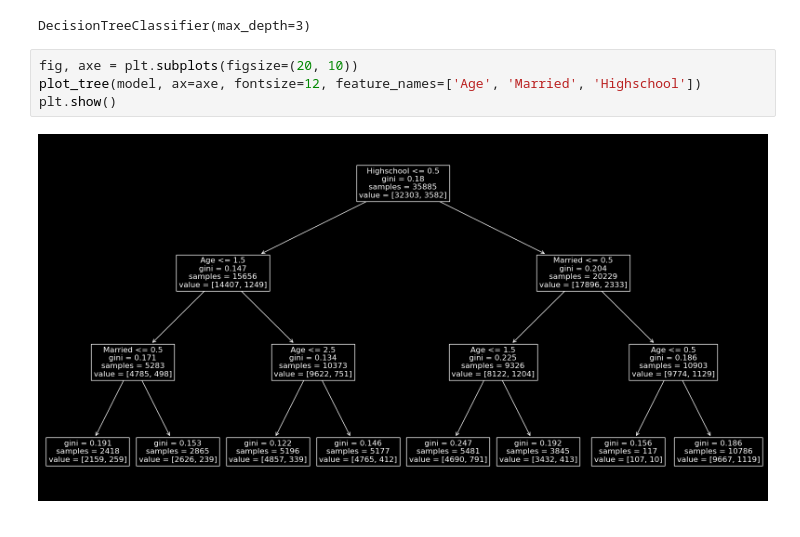
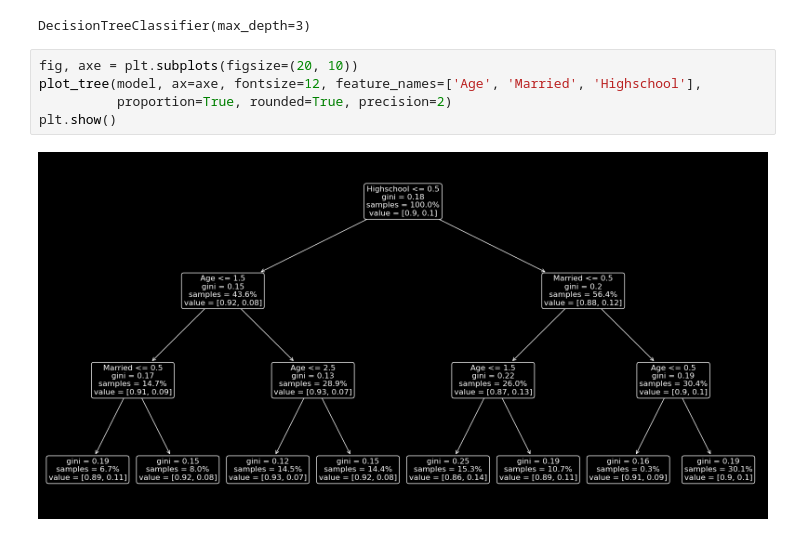
Before and after one commit to RaymondAlarcon/DecisionTree, a Jupyter notebook: ClassificationAnalysis.ipynb, the cells around one changed output. Cells and saved outputs as stored; diff of their text form.

```diff
--- a/ClassificationAnalysis.ipynb
+++ b/ClassificationAnalysis.ipynb
@@ -250,7 +258,8 @@ model.fit(demo_only_input_n, target)
 DecisionTreeClassifier(max_depth=3)
 # %%
 fig, axe = plt.subplots(figsize=(20, 10))
-plot_tree(model, ax=axe, fontsize=12, feature_names=['Age', 'Married', 'Highschool'])
+plot_tree(model, ax=axe, fontsize=12, feature_names=['Age', 'Married', 'Highschool'],
+          proportion=True, rounded=True, precision=2)
 plt.show()
 # %% [output]
-[figure, old version]
+[figure, new version]
```
Also changed, not shown: parts of 2 cells of this notebook.
